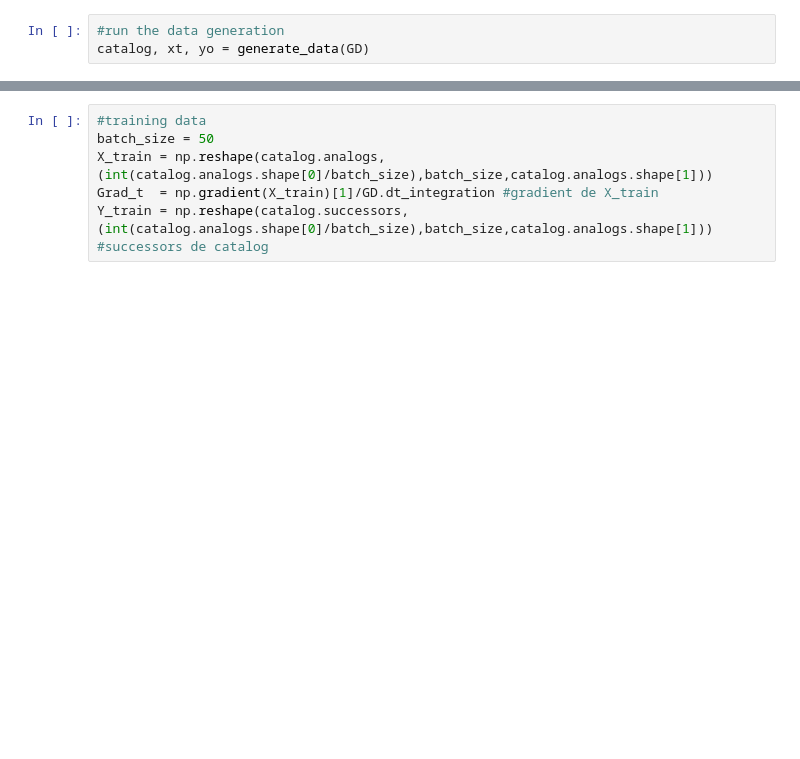
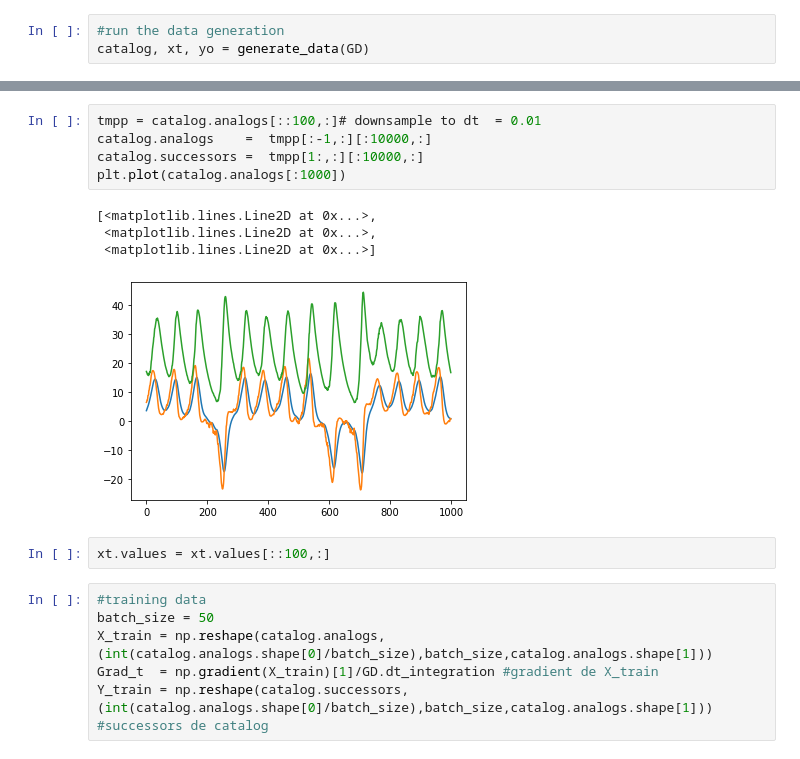
Before and after one commit to RaniaBouchrara/Stage-Rania, a Jupyter notebook: Lorenz_stochastique10.ipynb, the cells around one changed output, grey strips where cells are left out. Drawn from its saved outputs; the diff is of its cells as text; blank space fills up the shorter version.

```diff
--- a/Lorenz_stochastique10.ipynb
+++ b/Lorenz_stochastique10.ipynb
@@ -169,3 +175,15 @@ plt.plot(catalog.analogs[:10000,:])
+# %%
+tmpp = catalog.analogs[::100,:]# downsample to dt  = 0.01
+catalog.analogs    =  tmpp[:-1,:][:10000,:]
+catalog.successors =  tmpp[1:,:][:10000,:]
+plt.plot(catalog.analogs[:1000])
+# %% [output]
+[<matplotlib.lines.Line2D at 0x...>,
+ <matplotlib.lines.Line2D at 0x...>,
+ <matplotlib.lines.Line2D at 0x...>]
+[figure, added]
+# %%
+xt.values = xt.values[::100,:]
 # %%
 #training data
 batch_size = 50
```
Also changed, not shown: parts of 37 cells of this notebook.
